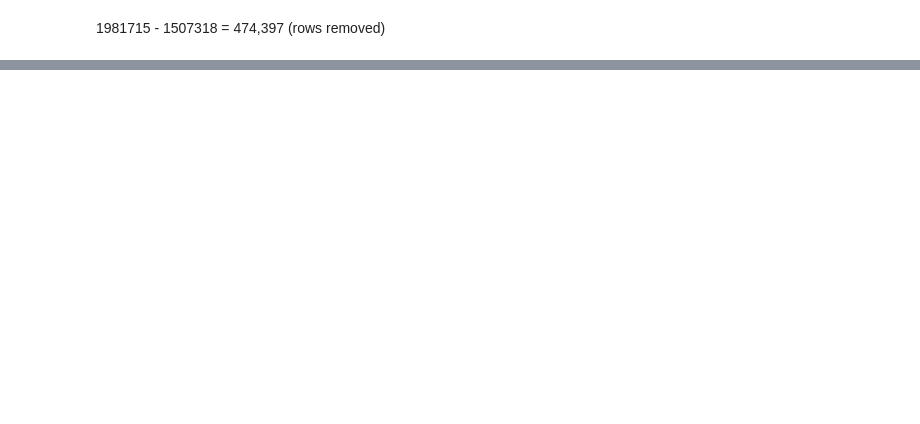
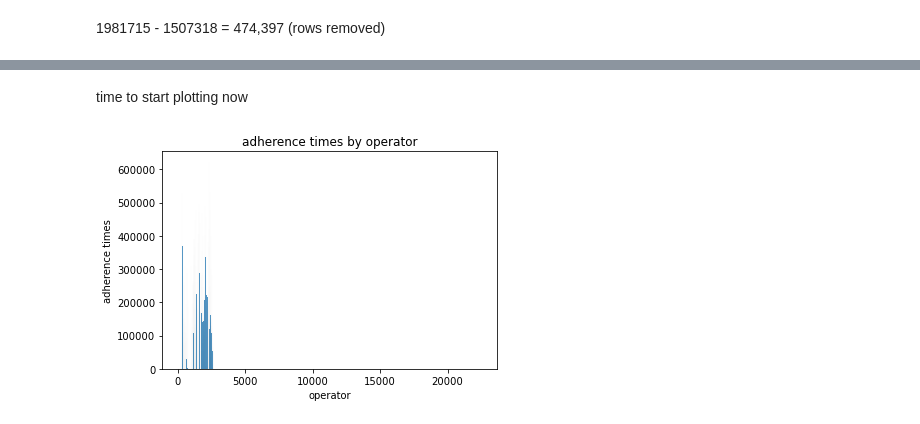
Before and after one commit to NSS-Data-Analytics-Cohort-7/wego-data-world-problems, a Jupyter notebook: notebook/wego_python.ipynb, the cells around one changed output, grey strips where cells are left out. Drawn from its saved outputs; the diff is of its cells as text; code cells hidden in the pictures; blank space fills up the shorter version.

Commit message:
still working on subsetting for operator

```diff
--- a/notebook/wego_python.ipynb
+++ b/notebook/wego_python.ipynb
@@ -80,7 +80,7 @@ dtype: int64
 # %% [markdown]
 creating a new df to for headway with the agreed upon columns.
 # %%
-headway_df = headway[['DATE', 'ROUTE_ABBR', 'BLOCK_ABBR', 'OPERATOR', 'TRIP_ID', 'ROUTE_DIRECTION_NAME', 'TIME_POINT_ABBR', 'ROUTE_STOP_SEQUENCE', 'LATITUDE', 'LONGITUDE', 'SCHEDULED_TIME', 'ACTUAL_ARRIVAL_TIME', 'ACTUAL_DEPARTURE_TIME', 'ADHERENCE', 'SCHEDULED_HDWY', 'ACTUAL_HDWY', 'HDWY_DEV']]
+headway_df = headway[['DATE', 'ROUTE_ABBR', 'BLOCK_ABBR', 'OPERATOR', 'TRIP_ID', 'ROUTE_DIRECTION_NAME', 'TIME_POINT_ABBR', 'ROUTE_STOP_SEQUENCE','SCHEDULED_TIME', 'ACTUAL_ARRIVAL_TIME', 'ACTUAL_DEPARTURE_TIME', 'ADHERENCE', 'SCHEDULED_HDWY', 'ACTUAL_HDWY', 'HDWY_DEV']]
 # %%
 headway_df.info()
 # %% [output]
@@ -159,2 +152,0 @@ headway_df2.columns = ['adh_id', 'date', 'rte_abbr', 'blk_abbr', 'opr', 'trip_id
-# %%
-headway_df2.columns = ['date', 'rte_abbr', 'blk_abbr', 'oprator', 'trip_id', 'rte_dir_name', 'time_pt_abbr', 'rte_stop_seq', 'lat', 'log', 'schd_time', 'act_arrvl_time', 'act_depart', 'adh', 'schd_hdwy', 'act_hdwy', 'hdwy_dev']
@@ -254,0 +157,2 @@ now to merge the weather_bna dataframe to the headway dataframe.
+# %%
+headway_df2.columns = ['date', 'rte_abbr', 'blk_abbr', 'operator', 'trip_id', 'rte_dir_name', 'time_pt_abbr', 'rte_stop_seq', 'schd_time', 'act_arrvl_time', 'act_depart', 'adh', 'schd_hdwy', 'act_hdwy', 'hdwy_dev']
@@ -254,0 +268,2 @@ now to merge the weather_bna dataframe to the headway dataframe.
+# %%
+wego_trips = headway_df2.merge(bna_weather2, on=['date'], how='outer')
@@ -254,0 +305,9 @@ now to merge the weather_bna dataframe to the headway dataframe.
+# %% [markdown]
+time to start plotting now
+# %%
+sns.histplot(data=wego_trips, x='operator')
+plt.title("adherence times by operator")
+plt.xlabel('operator')
+plt.ylabel('adherence times');
+# %% [output]
+[figure, added]
```
Also changed, not shown: parts of 37 cells of this notebook.
